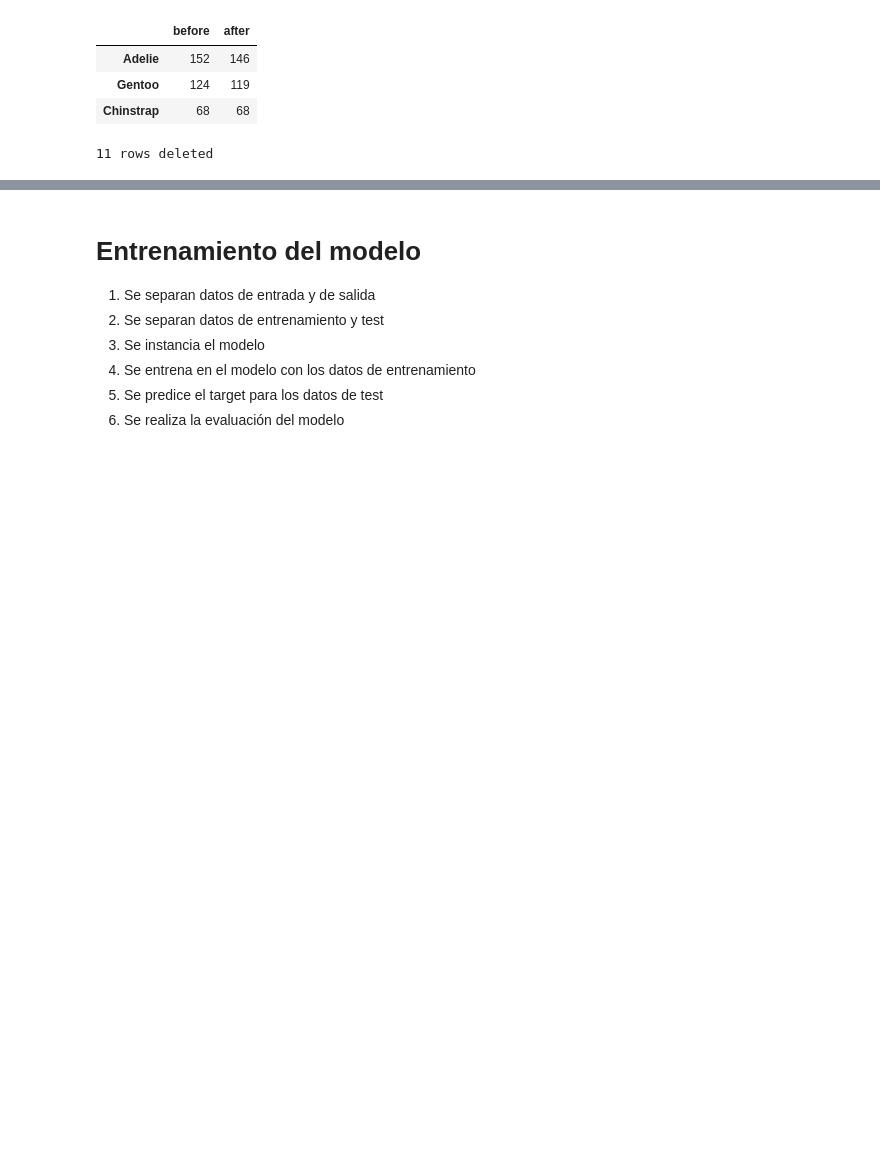
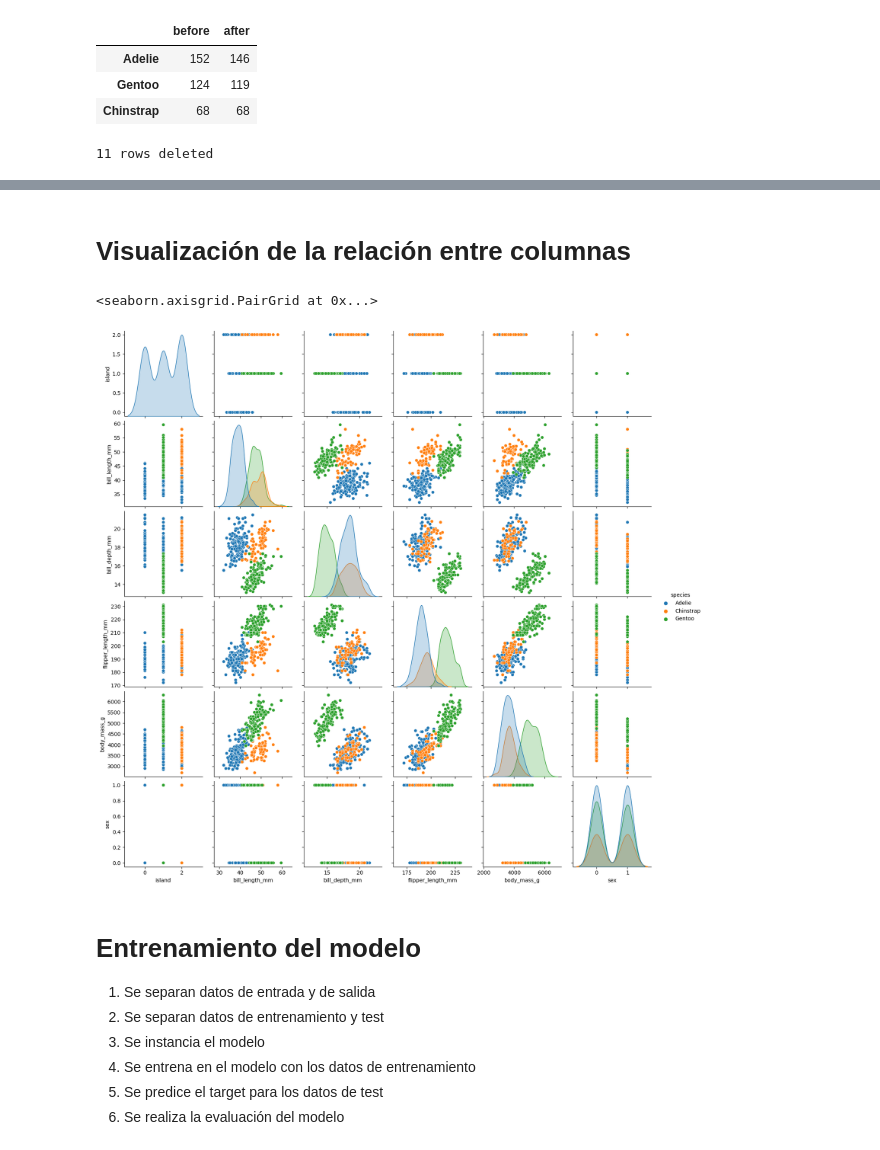
Before and after one commit to AyozeGS/IABD, a Jupyter notebook: SNS/UT3/T2/Ayoze_Gil_Sosa_Act_3_2_Penguin_NaiveBayes.ipynb, the cells around one changed output, grey strips where cells are left out. Saved outputs shown, nothing was run; the diff lists cells and outputs as text; code cells hidden in the pictures; blank space fills up the shorter version.

```diff
--- a/SNS/UT3/T2/Ayoze_Gil_Sosa_Act_3_2_Penguin_NaiveBayes.ipynb
+++ b/SNS/UT3/T2/Ayoze_Gil_Sosa_Act_3_2_Penguin_NaiveBayes.ipynb
@@ -171,4 +171,12 @@ print(f"{df.shape[0]} rows x {df.shape[1]} columns")
 333 rows x 7 columns
+# %% [markdown]
+# Visualización de la relación entre columnas
+# %%
+# Gráfico de dispersión que muestra la relación entre las variables numéricas.
+sns.pairplot(df, hue=field_name)
+# %% [output]
+<seaborn.axisgrid.PairGrid at 0x...>
+[figure, added]
 # %% [markdown]
 # Entrenamiento del modelo
 
```
Also changed, not shown: parts of 8 cells of this notebook.
